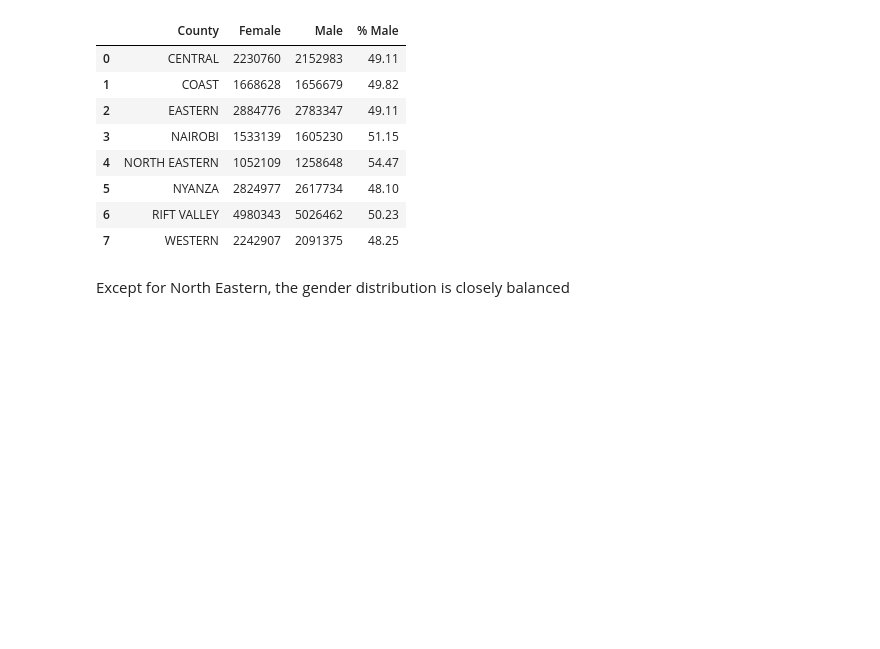
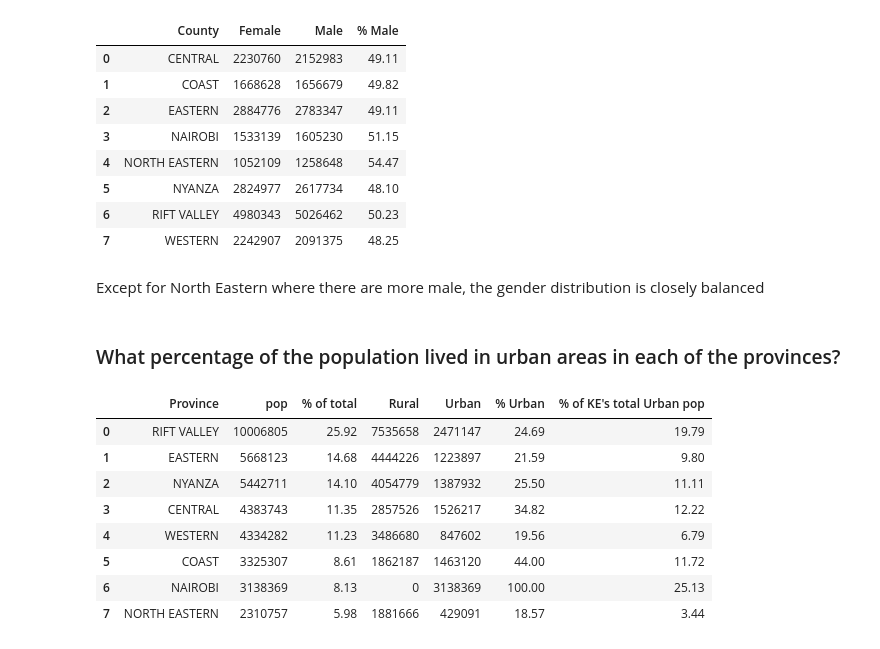
Before and after one commit to wkirui/data_analysis, a Jupyter notebook: Population Data Analysis.ipynb, the cells around one changed output. Saved outputs shown, nothing was run; the diff lists cells and outputs as text; code cells hidden in the pictures; blank space fills up the shorter version.

```diff
--- a/Population Data Analysis.ipynb
+++ b/Population Data Analysis.ipynb
@@ -106,4 +125,26 @@ genderDistribution
 | 6 | RIFT VALLEY | 4980343 | 5026462 | 50.23 |
 | 7 | WESTERN | 2242907 | 2091375 | 48.25 |
 # %% [markdown]
-Except for North Eastern, the gender distribution is closely balanced
+Except for North Eastern where there are more male, the gender distribution is closely balanced
+# %% [markdown]
+### What percentage of the population lived in urban areas in each of the provinces?
+# %%
+urbanDistribution = pd.pivot_table(pop_data,values=['Total'],index=['County','rural/urban'],
+                                   aggfunc=sum,fill_value=0,dropna=True)
+urbanDistribution = urbanDistribution.unstack(1).reset_index()
+urbanDistribution = pd.DataFrame(urbanDistribution)
+urbanDistribution.columns=['Province','Rural','Urban']
+urbanDistribution = provinceSummary.merge(urbanDistribution,on='Province')
+urbanDistribution['% Urban'] = round(urbanDistribution['Urban']/urbanDistribution['pop']*100,2)
+urbanDistribution['% of KE\'s total Urban pop'] = round(urbanDistribution['Urban']/sum(urbanDistribution['Urban'])*100,2)
+urbanDistribution
+# %% [output]
+|  | Province | pop | % of total | Rural | Urban | % Urban | % of KE's total Urban pop |
+| 0 | RIFT VALLEY | 10006805 | 25.92 | 7535658 | 2471147 | 24.69 | 19.79 |
+| 1 | EASTERN | 5668123 | 14.68 | 4444226 | 1223897 | 21.59 | 9.80 |
+| 2 | NYANZA | 5442711 | 14.10 | 4054779 | 1387932 | 25.50 | 11.11 |
+| 3 | CENTRAL | 4383743 | 11.35 | 2857526 | 1526217 | 34.82 | 12.22 |
+| 4 | WESTERN | 4334282 | 11.23 | 3486680 | 847602 | 19.56 | 6.79 |
+| 5 | COAST | 3325307 | 8.61 | 1862187 | 1463120 | 44.00 | 11.72 |
+| 6 | NAIROBI | 3138369 | 8.13 | 0 | 3138369 | 100.00 | 25.13 |
+| 7 | NORTH EASTERN | 2310757 | 5.98 | 1881666 | 429091 | 18.57 | 3.44 |
```
Also changed, not shown: parts of 17 cells of this notebook.
